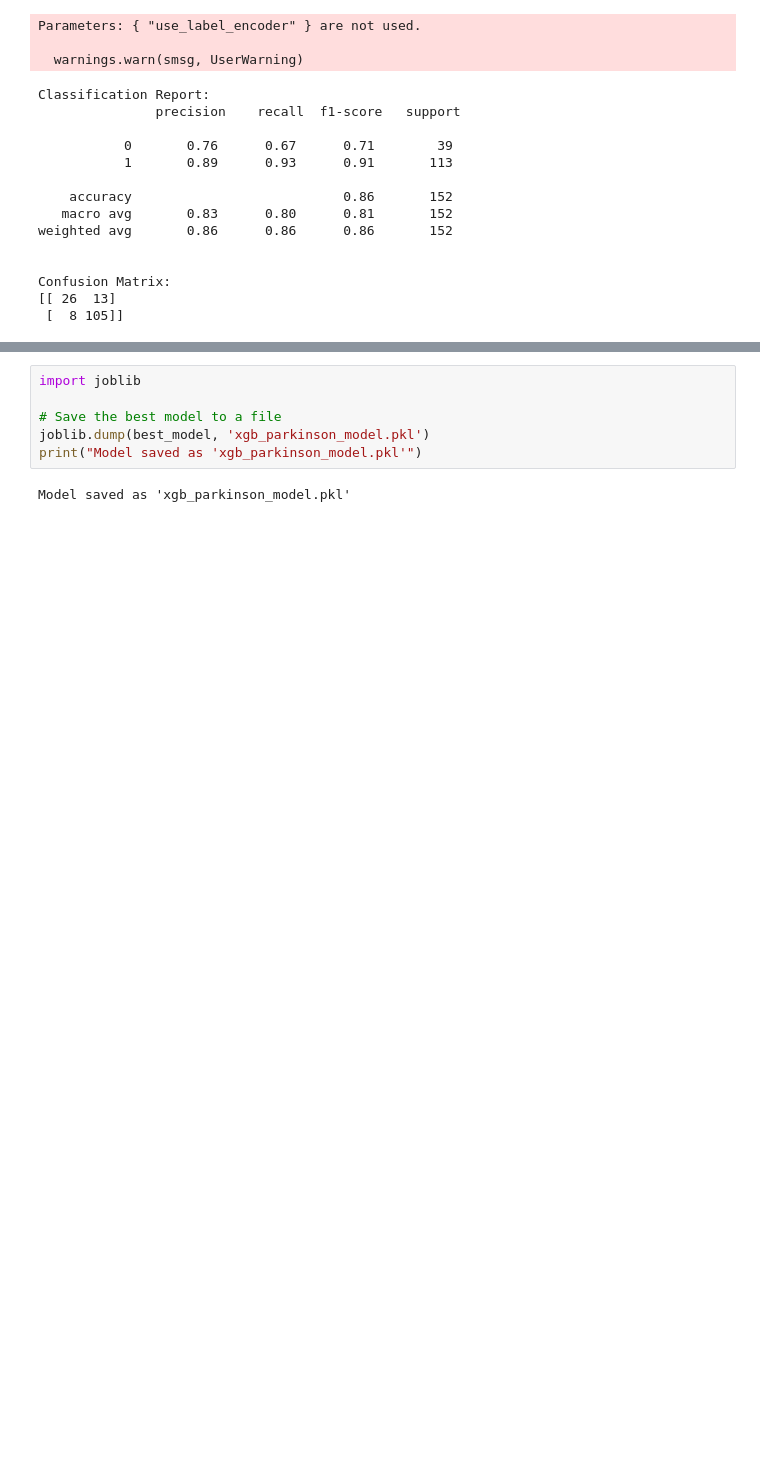
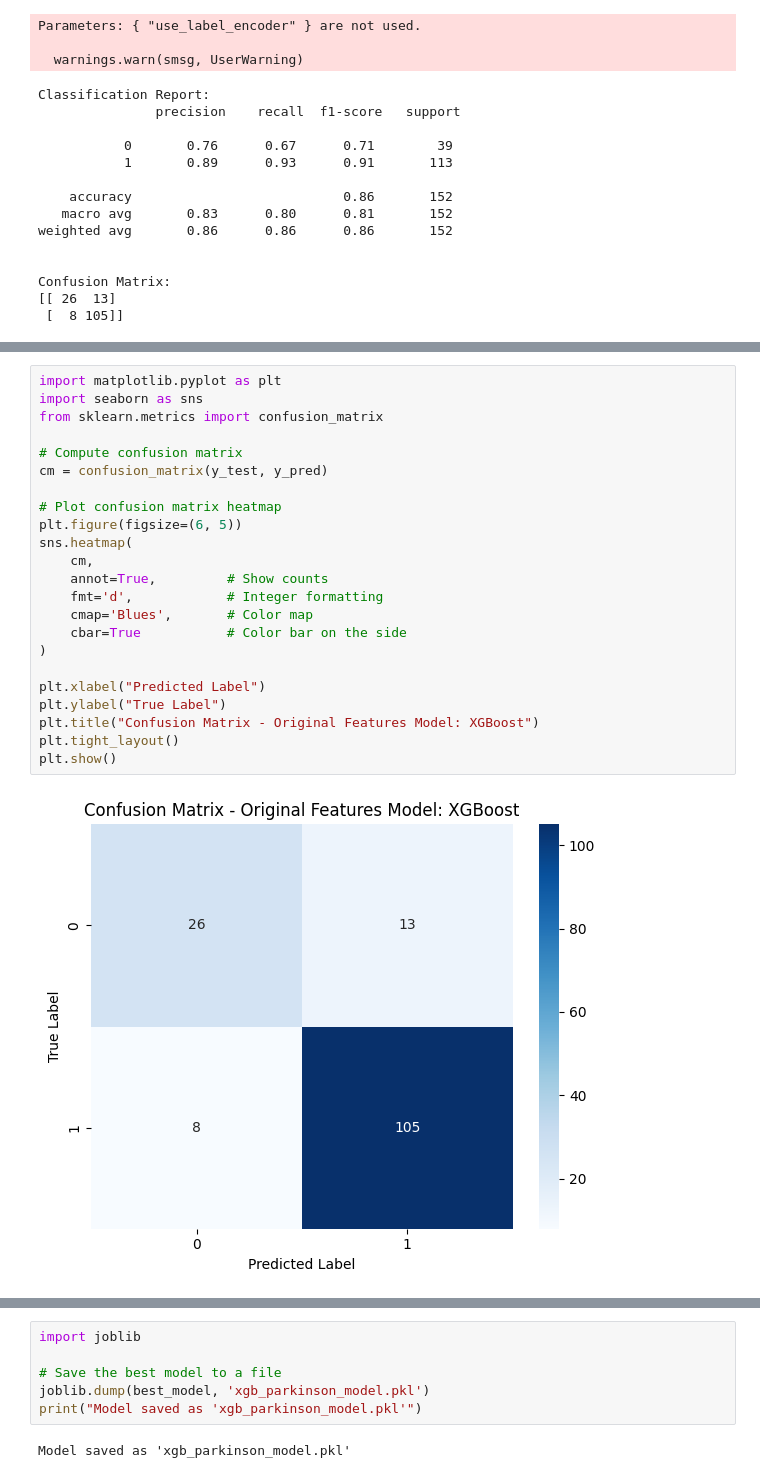
Before and after one commit to AmitTiparadi/Parkinsons, a Jupyter notebook: xgboost.ipynb, the cells around one changed output, grey strips where cells are left out. Cells and saved outputs as stored; diff of their text form; blank space fills up the shorter version.

```diff
--- a/xgboost.ipynb
+++ b/xgboost.ipynb
@@ -190,3 +190,28 @@ Best parameters: {'n_estimators': 300, 'max_depth': 3, 'learning_rate': 0.1, 'la
+# %%
+import matplotlib.pyplot as plt
+import seaborn as sns
+from sklearn.metrics import confusion_matrix
+
+# Compute confusion matrix
+cm = confusion_matrix(y_test, y_pred)
+
+# Plot confusion matrix heatmap
+plt.figure(figsize=(6, 5))
+sns.heatmap(
+    cm,
+    annot=True,         # Show counts
+    fmt='d',            # Integer formatting
+    cmap='Blues',       # Color map
+    cbar=True           # Color bar on the side
+)
+
+plt.xlabel("Predicted Label")
+plt.ylabel("True Label")
+plt.title("Confusion Matrix - Original Features Model: XGBoost")
+plt.tight_layout()
+plt.show()
+# %% [output]
+[figure, added]
 # %%
 # # Fit on training data (use x_train, y_train instead of full x and y)
 # grid_result = grid_search.fit(X_train, y_train)
```
Also changed, not shown: parts of 11 cells of this notebook, 2 other files.
